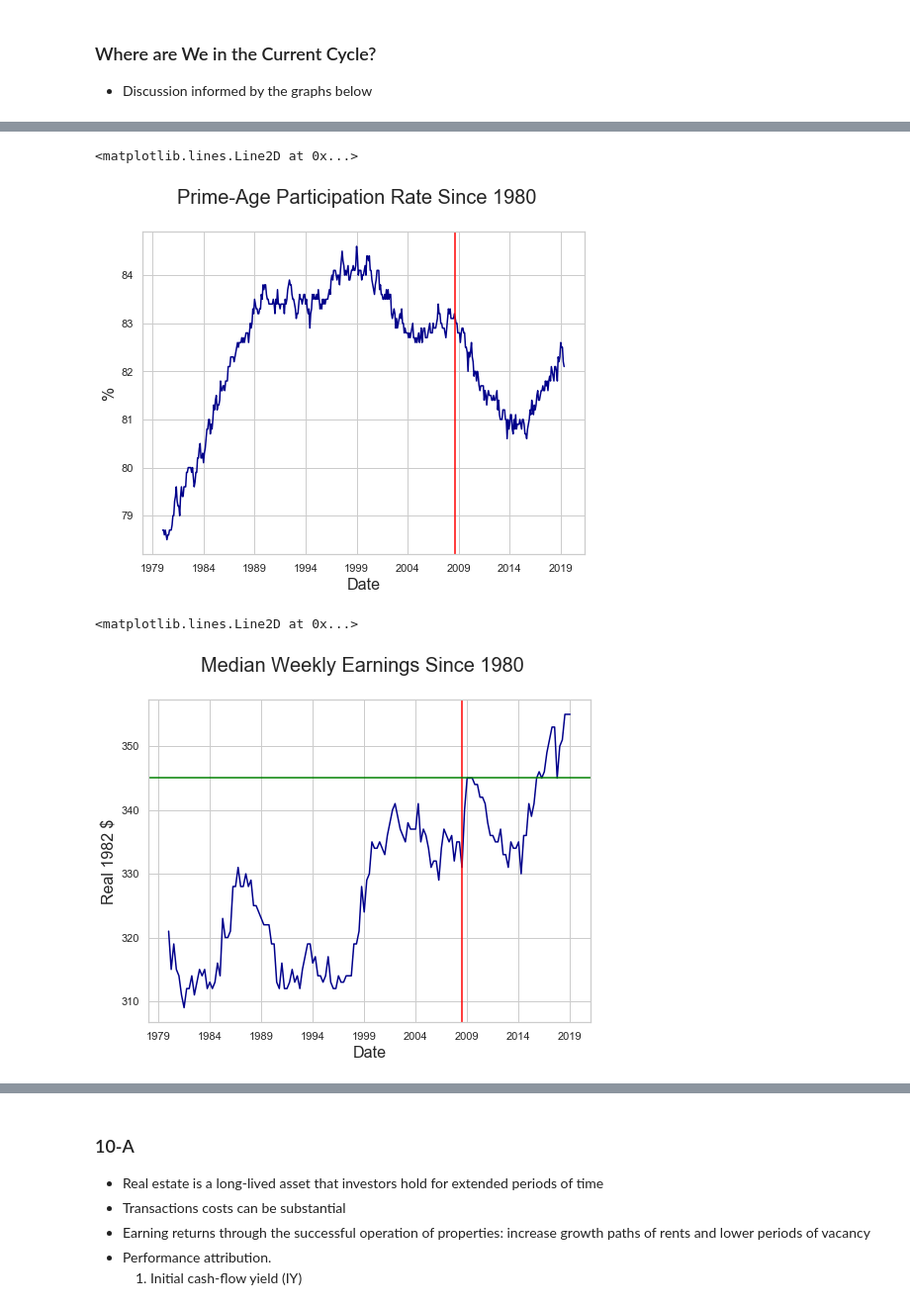
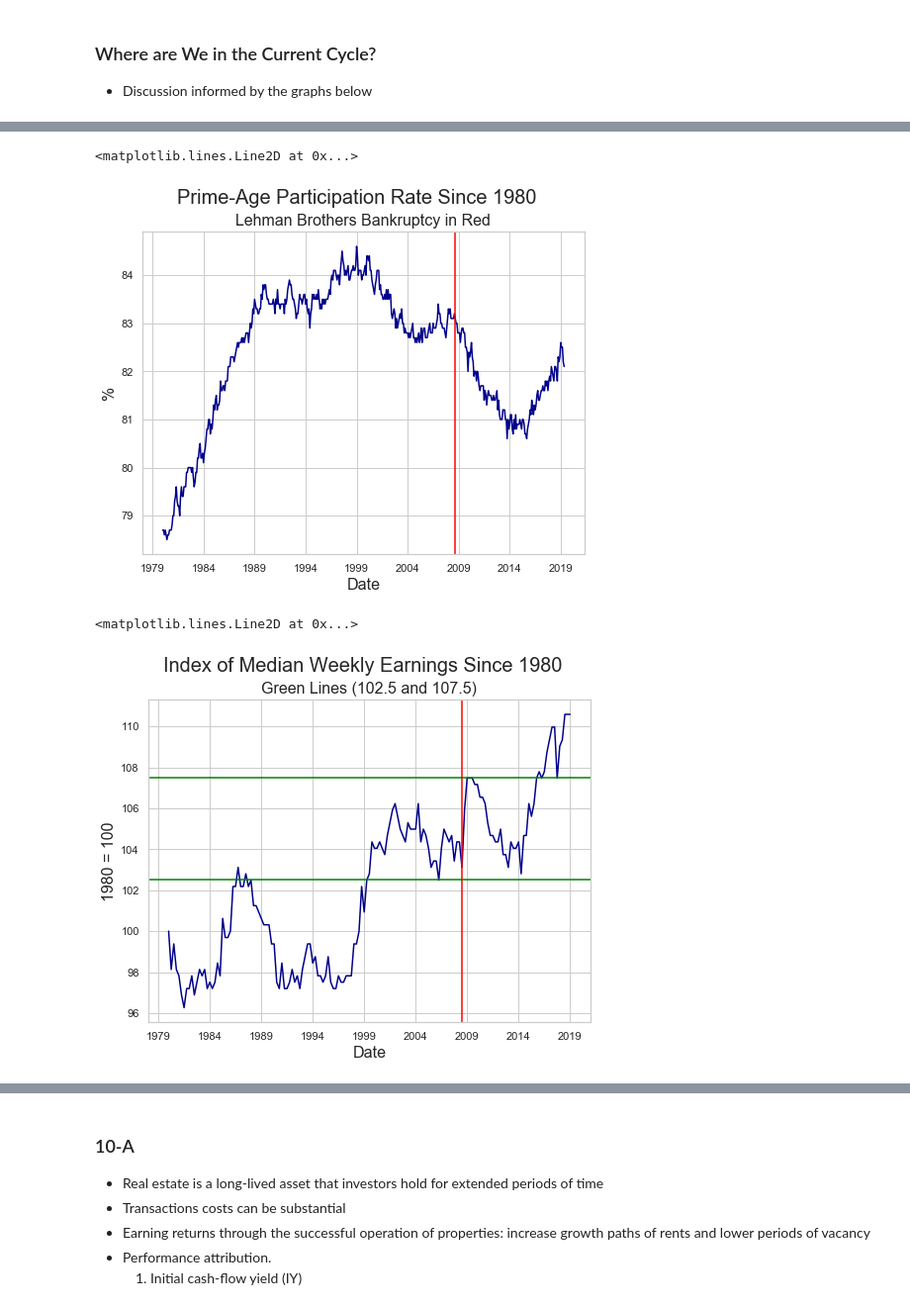
Before and after one commit to thsavage/REAL1-GC.1035, a Jupyter notebook: Notes as of June 13.ipynb, the cells around one changed output, grey strips where cells are left out. Shown at 99% size. Cells and saved outputs as stored; diff of their text form; code cells hidden in the pictures.

```diff
--- a/Notes as of June 13.ipynb
+++ b/Notes as of June 13.ipynb
@@ -555,21 +556,24 @@ prime_part = fred.get_series("LNS11300060", observation_start='1980-01-01')
 # %%
 prime_part.plot(color='darkblue', figsize=(8, 6))
 plt.suptitle('Prime-Age Participation Rate Since 1980', fontsize=20)
+plt.title('Lehman Brothers Bankruptcy in Red', fontsize=16)
 plt.xlabel('Date', fontsize=16)
 plt.ylabel('%', fontsize=16)
 plt.axvline(dt.datetime(2008, 9, 15), color="red")
 # %% [output]
 <matplotlib.lines.Line2D at 0x...>
-[figure, old version]
+[figure, new version]
 # %%
-real_wage = fred.get_series("LES1252881600Q", observation_start='1980-01-01')
+real_wage = fred.get_series("LES1252881600Q", observation_start='1980-01-01') / 321 * 100
 # %%
 real_wage.plot(color='darkblue', figsize=(8, 6))
-plt.suptitle('Median Weekly Earnings Since 1980', fontsize=20)
+plt.suptitle('Index of Median Weekly Earnings Since 1980', fontsize=20)
+plt.title('Green Lines (102.5 and 107.5)', fontsize=16)
 plt.xlabel('Date', fontsize=16)
-plt.ylabel('Real 1982 $', fontsize=16)
+plt.ylabel('1980 = 100', fontsize=16)
 plt.axvline(dt.datetime(2008, 9, 15), color="red")
-plt.axhline(345, color="green")
+plt.axhline(107.5, color="green")
+plt.axhline(102.5, color="green")
 # %% [output]
 <matplotlib.lines.Line2D at 0x...>
-[figure, old version]
+[figure, new version]
```
Also changed, not shown: parts of 11 cells of this notebook.
